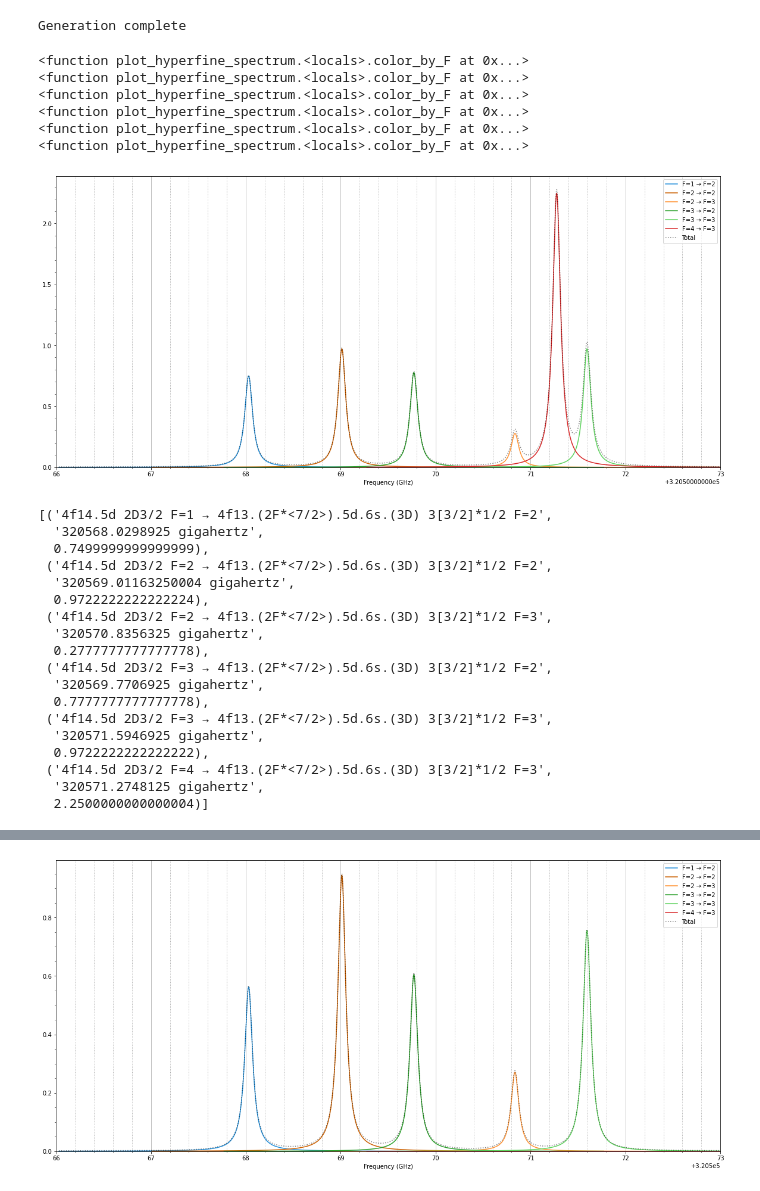
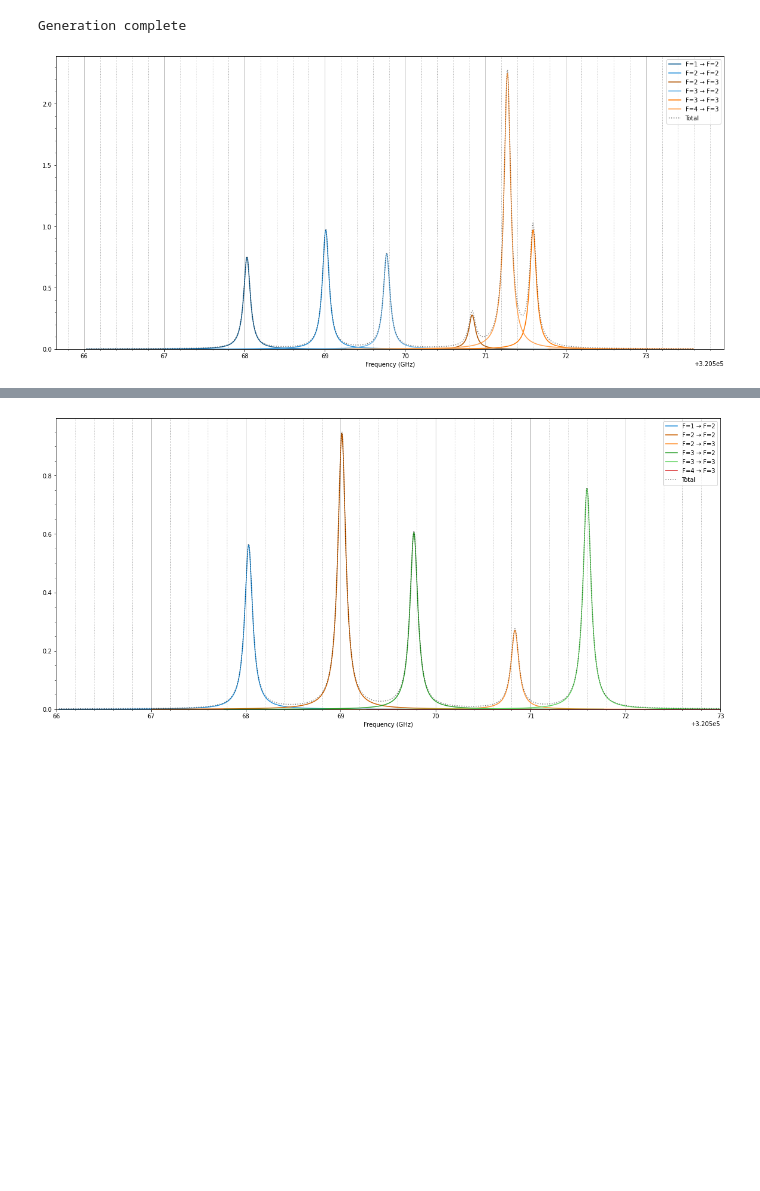
Before and after one commit to thomasdellaert/Atom-Toolkit, a Jupyter notebook: dstate.ipynb, the cells around one changed output, grey strips where cells are left out. Saved outputs shown, nothing was run; the diff lists cells and outputs as text; code cells hidden in the pictures; blank space fills up the shorter version.

Commit message:
major changes to how spectra color picking works. Can now take arbitrary functions to determine both color and shade

```diff
--- a/dstate.ipynb
+++ b/dstate.ipynb
@@ -74,53 +74,22 @@ a.transitions[('4f14.6s 2S1/2', '4f14.6p 2P*1/2')].set_frequency(Q_(812.128235,
 # pprint(list(a.levels.keys()))
 # %%
 %matplotlib inline
-
-a.B = Q_(50.0, 'G')
-
 plt.figure(figsize=(20, 9))
 
 lineshape = lineshapes.LorentzianLineShape(gamma=.1)
 mod_lineshape = lineshapes.ModLorentzianLineShape(gamma=.1, depth=.2, mod_freq_GHz=0.8)
 
-# spectra.plot_spectrum(list(a.transitions[('4f14.5d 2D3/2', '4f13.(2F*<7/2>).5d.6s.(3D) 3[3/2]*1/2')].subtransitions.values()),
-#                        lineshape=lineshape, coloring='l', num_points=1000)
-
 spectra.plot_hyperfine_spectrum(a.transitions[('4f14.5d 2D3/2', '4f13.(2F*<7/2>).5d.6s.(3D) 3[3/2]*1/2')],
-                       lineshape=lineshape, coloring='l', num_points=1000)
-plt.xlim(3.205e5+66, 3.205e5+73)
+                       lineshape=lineshape, coloring='u', num_points=1000)
 
 ax = plt.gca()
 ax.grid(True, 'major', axis='x')
 ax.minorticks_on()
 ax.grid(True, 'minor', axis='x', linestyle=':', linewidth=1)
 
 plt.savefig('d_state_spectrum.png')
 plt.show()
 
-pprint([(s.name, str(s.freq.to('GHz')), s.rel_strength) for s in a.transitions[('4f14.5d 2D3/2', '4f13.(2F*<7/2>).5d.6s.(3D) 3[3/2]*1/2')].subtransitions()])
+# pprint([(s.name, str(s.freq.to('GHz')), s.rel_strength) for s in a.transitions[('4f14.5d 2D3/2', '4f13.(2F*<7/2>).5d.6s.(3D) 3[3/2]*1/2')].subtransitions()])
 # %% [output]
-<function plot_hyperfine_spectrum.<locals>.color_by_F at 0x...>
-<function plot_hyperfine_spectrum.<locals>.color_by_F at 0x...>
-<function plot_hyperfine_spectrum.<locals>.color_by_F at 0x...>
-<function plot_hyperfine_spectrum.<locals>.color_by_F at 0x...>
-<function plot_hyperfine_spectrum.<locals>.color_by_F at 0x...>
-<function plot_hyperfine_spectrum.<locals>.color_by_F at 0x...>
-[figure, old version]
+[figure, new version]
-[('4f14.5d 2D3/2 F=1 → 4f13.(2F*<7/2>).5d.6s.(3D) 3[3/2]*1/2 F=2',
-  '320568.0298925 gigahertz',
-  0.7499999999999999),
- ('4f14.5d 2D3/2 F=2 → 4f13.(2F*<7/2>).5d.6s.(3D) 3[3/2]*1/2 F=2',
-  '320569.01163250004 gigahertz',
-  0.9722222222222224),
- ('4f14.5d 2D3/2 F=2 → 4f13.(2F*<7/2>).5d.6s.(3D) 3[3/2]*1/2 F=3',
-  '320570.8356325 gigahertz',
-  0.2777777777777778),
- ('4f14.5d 2D3/2 F=3 → 4f13.(2F*<7/2>).5d.6s.(3D) 3[3/2]*1/2 F=2',
-  '320569.7706925 gigahertz',
-  0.7777777777777778),
- ('4f14.5d 2D3/2 F=3 → 4f13.(2F*<7/2>).5d.6s.(3D) 3[3/2]*1/2 F=3',
-  '320571.5946925 gigahertz',
-  0.9722222222222222),
- ('4f14.5d 2D3/2 F=4 → 4f13.(2F*<7/2>).5d.6s.(3D) 3[3/2]*1/2 F=3',
-  '320571.2748125 gigahertz',
-  2.2500000000000004)]
```
Also changed, not shown: parts of 3 cells of this notebook, 1 other file.
